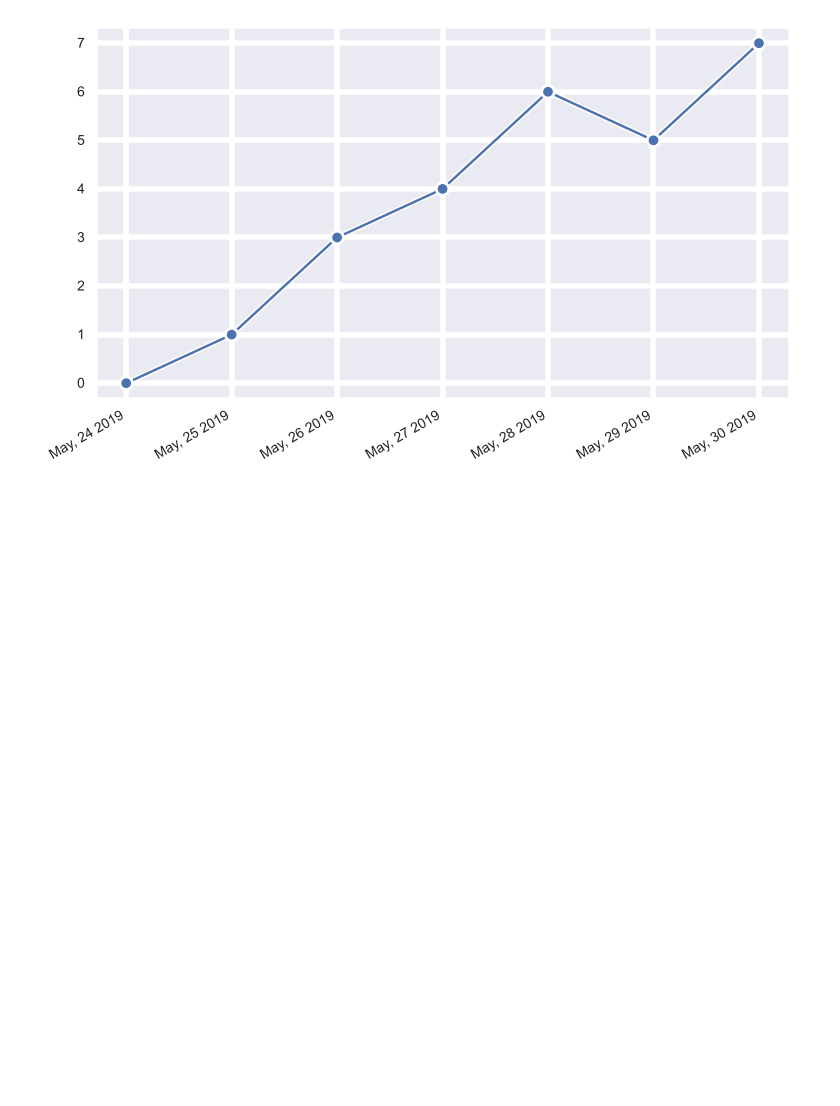
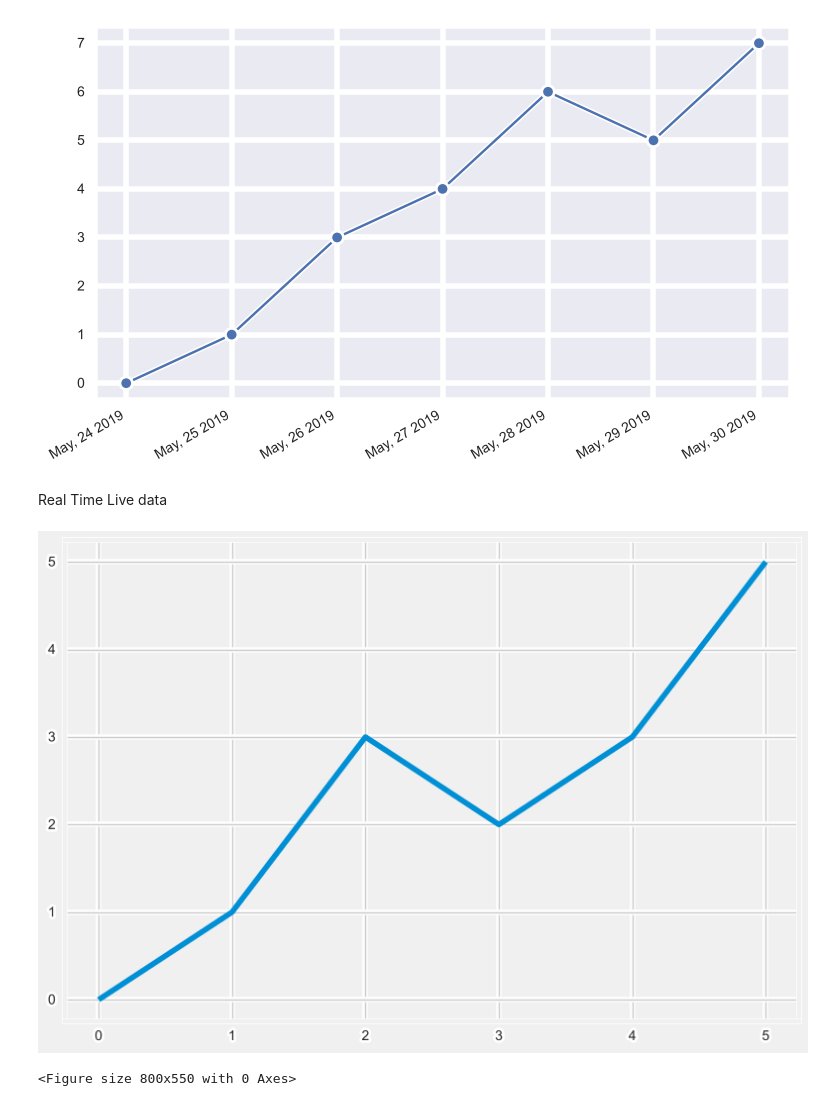
Before and after one commit to aaronmanfrin/main, a Jupyter notebook: Packages/matplot/matplot.ipynb, the cells around one changed output. Saved outputs shown, nothing was run; the diff lists cells and outputs as text; code cells hidden in the pictures; blank space fills up the shorter version.

Commit message:
adding matplotlib graphs

```diff
--- a/Packages/matplot/matplot.ipynb
+++ b/Packages/matplot/matplot.ipynb
@@ -858,3 +858,50 @@ plt.gca().xaxis.set_major_formatter(date_fmt) ## getting axis to format it w our
 plt.show()
 # %% [output]
 [figure]
+# %% [markdown]
+Real Time Live data
+# %%
+import random
+from itertools import count
+import pandas as pd
+import matplotlib.pyplot as plt
+
+plt.style.use('fivethirtyeight')
+
+x_vals = [0,1,2,3,4,5]
+y_vals = [0,1,3,2,3,5]
+
+plt.plot(x_vals,y_vals)
+
+plt.tight_layout()
+plt.show()
+# %% [output]
+[figure, added]
+# %%
+
+
+import random
+from itertools import count
+import pandas as pd
+import matplotlib.pyplot as plt
+from matplotlib.animation import FuncAnimation ## importing animation module
+
+plt.style.use('fivethirtyeight')
+
+x_vals = []
+y_vals = []
+
+def animate(i): ## function to get index and a random int
+    x_vals.append(next(index))
+    y_vals.append(random.randint(0,5))
+
+    plt.cla() ## clearing axis on plot of old data
+    plt.plot(x_vals,y_vals) ## plotting new value each time
+
+
+ani = FuncAnimation(plt.gcf(),animate,interval=1000) ## using funcanimation module on current figure, using animate finction on 1 sec intervals
+
+plt.tight_layout()
+plt.show()
+# %% [output]
+<Figure size 800x550 with 0 Axes>
```
Also changed, not shown: 1 other file.
